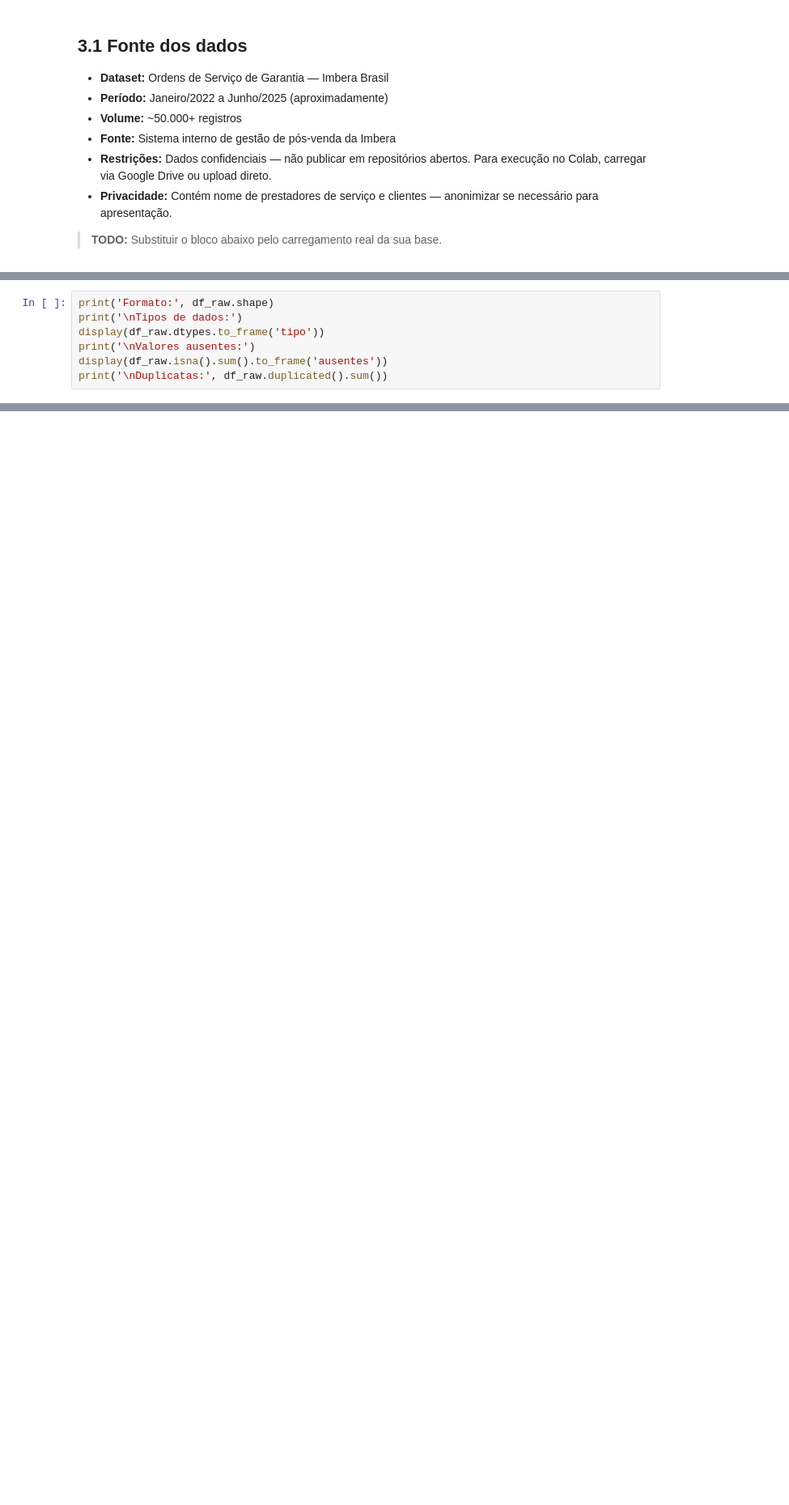
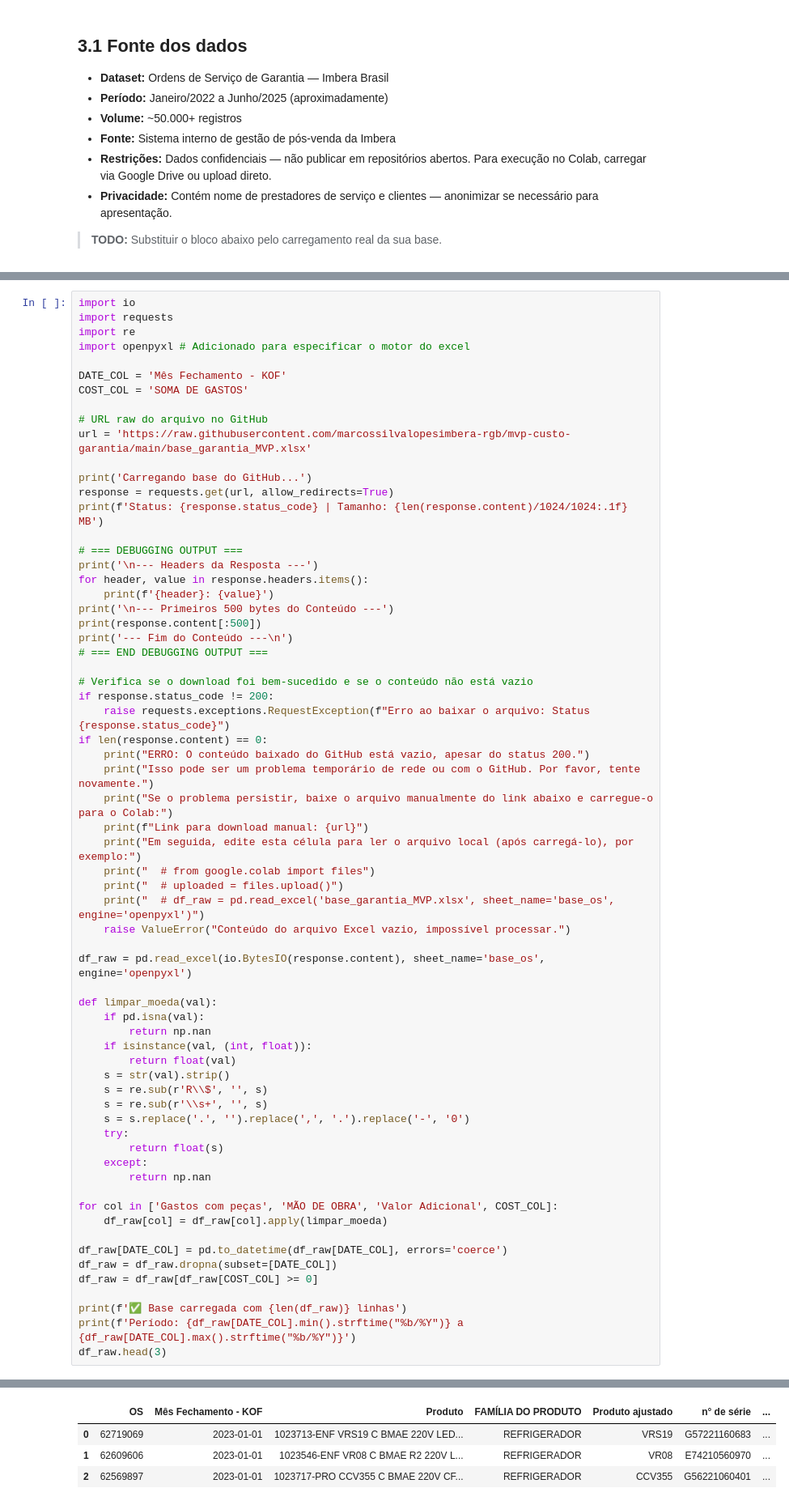
Before and after one commit to marcossilvalopesimbera-rgb/mvp-custo-garantia, a Jupyter notebook: MVP_Previsao_Custo_Garantia.ipynb, the cells around one changed output, grey strips where cells are left out. Shown at 81% size. Cells and saved outputs as stored; diff of their text form; blank space fills up the shorter version.

```diff
--- a/MVP_Previsao_Custo_Garantia.ipynb
+++ b/MVP_Previsao_Custo_Garantia.ipynb
@@ -218,7 +204,66 @@ df_raw.head(3)
 # %%
-print('Formato:', df_raw.shape)
-print('\nTipos de dados:')
-display(df_raw.dtypes.to_frame('tipo'))
-print('\nValores ausentes:')
-display(df_raw.isna().sum().to_frame('ausentes'))
-print('\nDuplicatas:', df_raw.duplicated().sum())
+import io
+import requests
+import re
+import openpyxl # Adicionado para especificar o motor do excel
+
+DATE_COL = 'Mês Fechamento - KOF'
+COST_COL = 'SOMA DE GASTOS'
+
+# URL raw do arquivo no GitHub
+url = 'https://raw.githubusercontent.com/marcossilvalopesimbera-rgb/mvp-custo-garantia/main/base_garantia_MVP.xlsx'
+
+print('Carregando base do GitHub...')
+response = requests.get(url, allow_redirects=True)
+print(f'Status: {response.status_code} | Tamanho: {len(response.content)/1024/1024:.1f} MB')
+
+# === DEBUGGING OUTPUT ===
+print('\n--- Headers da Resposta ---')
+for header, value in response.headers.items():
+    print(f'{header}: {value}')
+print('\n--- Primeiros 500 bytes do Conteúdo ---')
+print(response.content[:500])
+print('--- Fim do Conteúdo ---\n')
+# === END DEBUGGING OUTPUT ===
+
+# Verifica se o download foi bem-sucedido e se o conteúdo não está vazio
+if response.status_code != 200:
+    raise requests.exceptions.RequestException(f"Erro ao baixar o arquivo: Status {response.status_code}")
+if len(response.content) == 0:
+    print("ERRO: O conteúdo baixado do GitHub está vazio, apesar do status 200.")
+    print("Isso pode ser um problema temporário de rede ou com o GitHub. Por favor, tente novamente.")
+    print("Se o problema persistir, baixe o arquivo manualmente do link abaixo e carregue-o para o Colab:")
+    print(f"Link para download manual: {url}")
+    print("Em seguida, edite esta célula para ler o arquivo local (após carregá-lo), por exemplo:")
+    print("  # from google.colab import files")
+    print("  # uploaded = files.upload()")
+    print("  # df_raw = pd.read_excel('base_garantia_MVP.xlsx', sheet_name='base_os', engine='openpyxl')")
+    raise ValueError("Conteúdo do arquivo Excel vazio, impossível processar.")
+
+df_raw = pd.read_excel(io.BytesIO(response.content), sheet_name='base_os', engine='openpyxl')
+
+def limpar_moeda(val):
+    if pd.isna(val):
+        return np.nan
+    if isinstance(val, (int, float)):
+        return float(val)
+    s = str(val).strip()
+    s = re.sub(r'R\\$', '', s)
+    s = re.sub(r'\\s+', '', s)
+    s = s.replace('.', '').replace(',', '.').replace('-', '0')
+    try:
+        return float(s)
+    except:
+        return np.nan
+
+for col in ['Gastos com peças', 'MÃO DE OBRA', 'Valor Adicional', COST_COL]:
+    df_raw[col] = df_raw[col].apply(limpar_moeda)
+
+df_raw[DATE_COL] = pd.to_datetime(df_raw[DATE_COL], errors='coerce')
+df_raw = df_raw.dropna(subset=[DATE_COL])
+df_raw = df_raw[df_raw[COST_COL] >= 0]
+
+print(f'✅ Base carregada com {len(df_raw)} linhas')
+print(f'Período: {df_raw[DATE_COL].min().strftime("%b/%Y")} a {df_raw[DATE_COL].max().strftime("%b/%Y")}')
+df_raw.head(3)
+# %% [output]
@@ -225,3 +287,7 @@ print('\nDuplicatas:', df_raw.duplicated().sum())
+|  | OS | Mês Fechamento - KOF | Produto | FAMÍLIA DO PRODUTO | Produto ajustado | n° de série | ... |
+| 0 | 62719069 | 2023-01-01 | 1023713-ENF VRS19 C BMAE 220V LED... | REFRIGERADOR | VRS19 | G57221160683 | ... |
+| 1 | 62609606 | 2023-01-01 | 1023546-ENF VR08 C BMAE R2 220V L... | REFRIGERADOR | VR08 | E74210560970 | ... |
+| 2 | 62569897 | 2023-01-01 | 1023717-PRO CCV355 C BMAE 220V CF... | REFRIGERADOR | CCV355 | G56221060401 | ... |
 # %% [markdown]
 ## 3.3 Dicionário de dados
 
```
Also changed, not shown: parts of 22 cells of this notebook.
